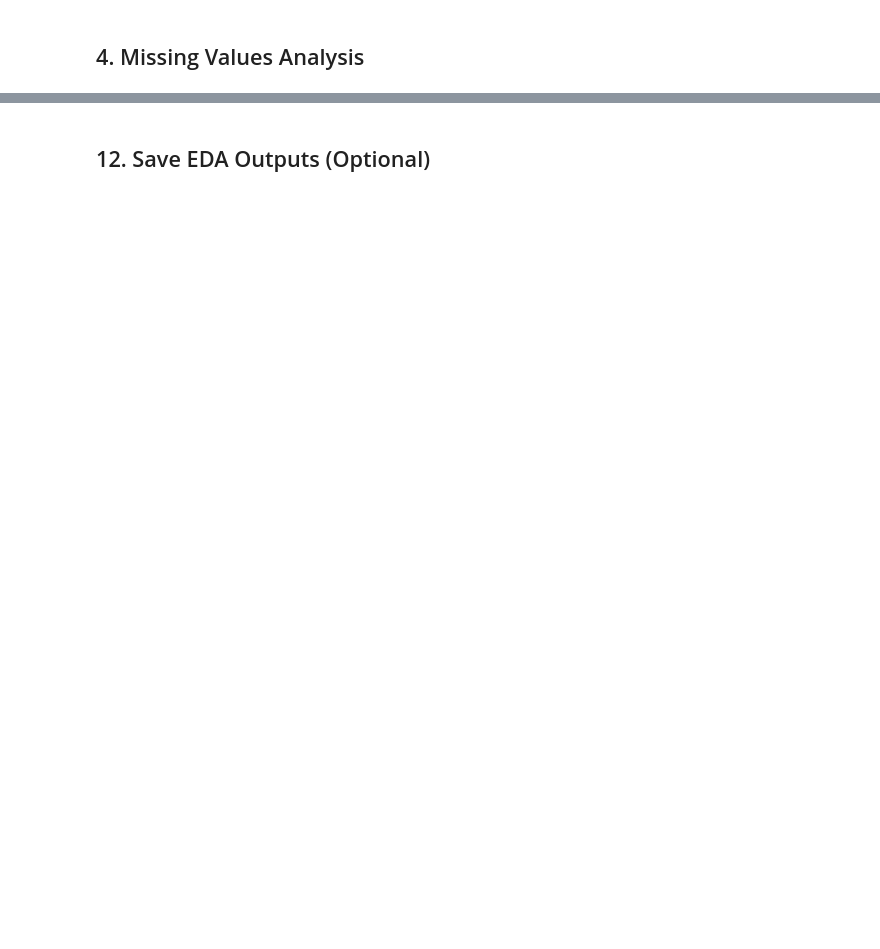
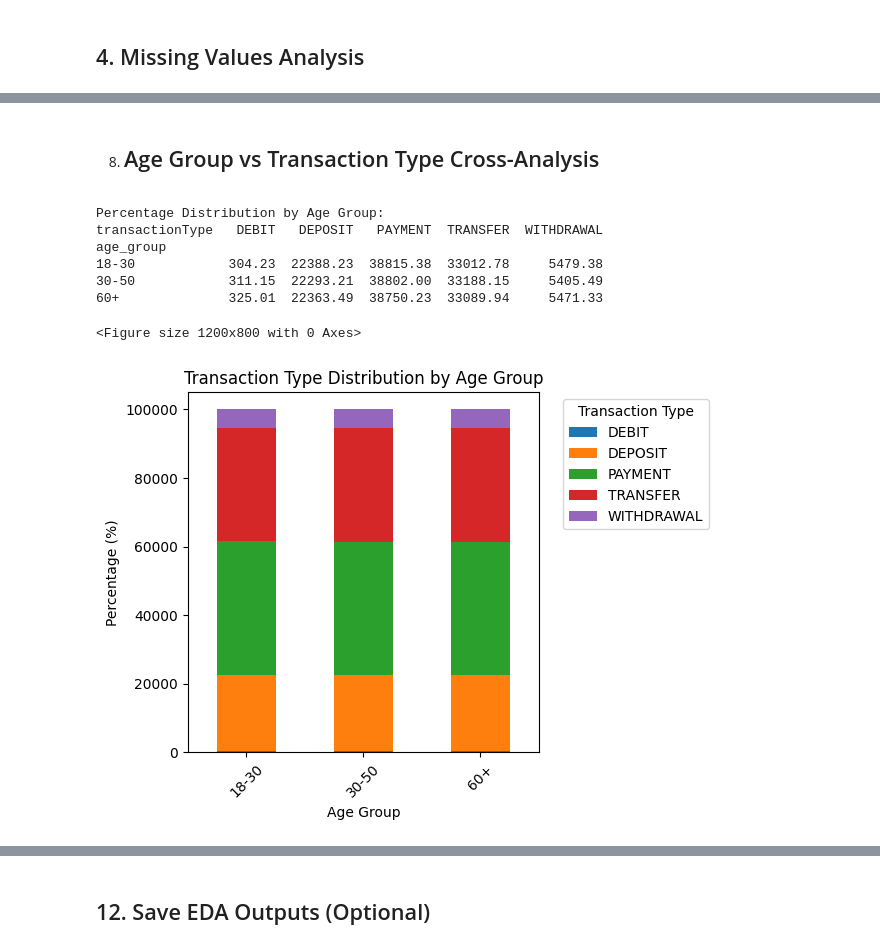
Before and after one commit to Qwodjo/Ghana-mobile-money-insights, a Jupyter notebook: notebooks/EDA_analysis.ipynb, the cells around one changed output, grey strips where cells are left out. Drawn from its saved outputs; the diff is of its cells as text; code cells hidden in the pictures; blank space fills up the shorter version.

```diff
--- a/notebooks/EDA_analysis.ipynb
+++ b/notebooks/EDA_analysis.ipynb
@@ -172,0 +417,32 @@ plt.show()
+# %% [markdown]
+8. ## Age Group vs Transaction Type Cross-Analysis
+# %%
+def analyze_age_transaction_cross(df):
+    # Cross-tabulation
+    cross_tab = pd.crosstab(df['age_group'], df['transactionType'], normalize='index') * 100000
+    print("Percentage Distribution by Age Group:")
+    print(cross_tab.round(2))
+
+    # Plot
+    plt.figure(figsize=(12, 8))
+    cross_tab.plot(kind='bar', stacked=True)
+    plt.title('Transaction Type Distribution by Age Group')
+    plt.xlabel('Age Group')
+    plt.ylabel('Percentage (%)')
+    plt.legend(title='Transaction Type', bbox_to_anchor=(1.05, 1))
+    plt.xticks(rotation=45)
+    plt.tight_layout()
+    plt.show()
+
+    return cross_tab
+
+age_transaction_cross = analyze_age_transaction_cross(EDA)
+# %% [output]
+Percentage Distribution by Age Group:
+transactionType   DEBIT   DEPOSIT   PAYMENT  TRANSFER  WITHDRAWAL
+age_group
+18-30            304.23  22388.23  38815.38  33012.78     5479.38
+30-50            311.15  22293.21  38802.00  33188.15     5405.49
+60+              325.01  22363.49  38750.23  33089.94     5471.33
+<Figure size 1200x800 with 0 Axes>
+[figure, added]
```
Also changed, not shown: parts of 33 cells of this notebook, 2 other files.
